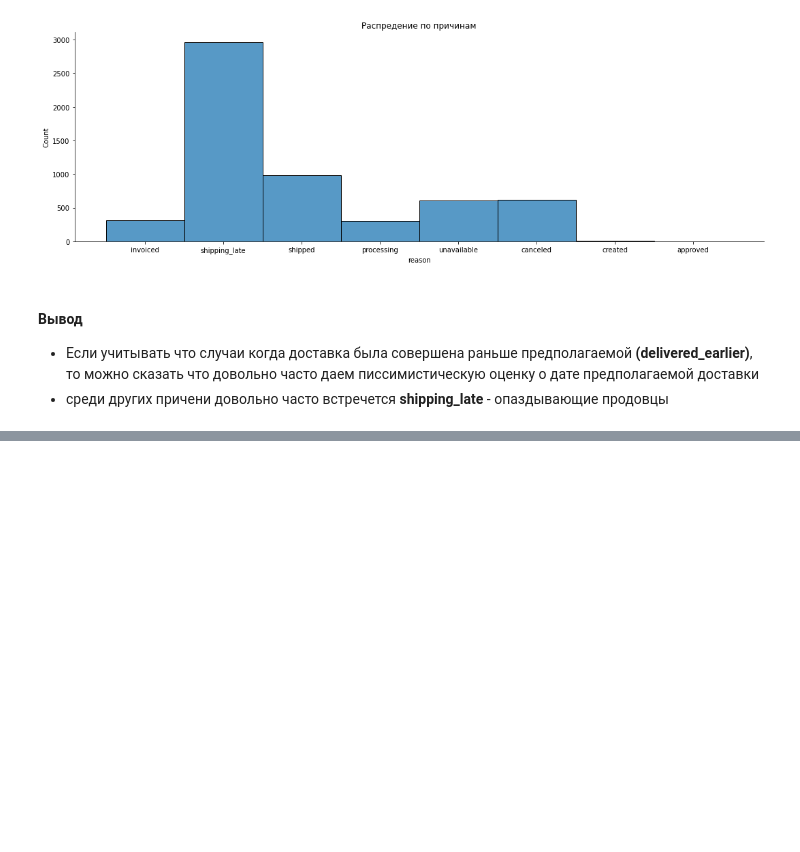
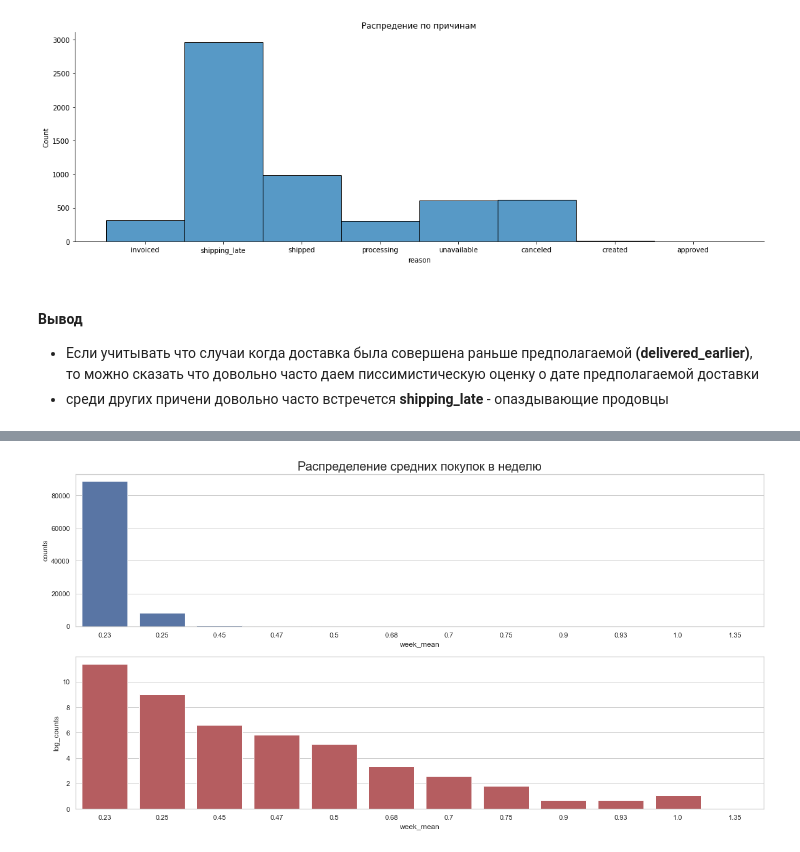
Before and after one commit to PavelSyr/da_karpov.cources_first.project, a Jupyter notebook: pavel_syrnev_15.04_p-syrnev/variant1/e-commerce.ipynb, the cells around one changed output, grey strips where cells are left out. Drawn from its saved outputs; the diff is of its cells as text; code cells hidden in the pictures; blank space fills up the shorter version.

Commit message:
[Question_04] Customers weekly mean

```diff
--- a/pavel_syrnev_15.04_p-syrnev/variant1/e-commerce.ipynb
+++ b/pavel_syrnev_15.04_p-syrnev/variant1/e-commerce.ipynb
@@ -482,0 +502,12 @@ question2(df_o, reasons)
+# %%
+not_paided_statuses = ['unavailable' 'canceled']
+df_orders_by_month = df_orders \
+    .query('paided & order_status not in @not_paided_statuses') \
+    .groupby(by=['customer_id', pd.Grouper(key='order_approved_at', freq='M')]) \
+    .agg({'order_id':'count'}) \
+    .rename(columns={'order_id':'count_purchases'}) \
+    .reset_index() \
+    .merge(df_customers[['customer_id', 'customer_unique_id']], on='customer_id') \
+    .groupby(by=['customer_unique_id', 'order_approved_at'], as_index=False) \
+    .agg({'count_purchases': 'sum'}) \
+    .sort_values(by=['count_purchases', 'order_approved_at'], ascending=False)
@@ -482,0 +552,3 @@ question2(df_o, reasons)
+# %%
+# количество недель в месяце посчитаем так: df_orders_by_month.order_approved_at.dt.days_in_month / 7
+df_orders_by_month['week_mean'] = df_orders_by_month.count_purchases / (df_orders_by_month.order_approved_at.dt.days_in_month / 7)
@@ -482,0 +570,8 @@ question2(df_o, reasons)
+# %%
+df_week_mean_dist = df_orders_by_month.week_mean \
+    .round(2) \
+    .value_counts() \
+    .reset_index() \
+    .rename(columns={'week_mean':'counts', 'index':'week_mean'})
+# %%
+df_week_mean_dist['log_counts'] = np.log(df_week_mean_dist.counts)
@@ -482,0 +594,19 @@ question2(df_o, reasons)
+# %%
+# создаем график состящий из двух частей
+sns.set(style="whitegrid")
+
+fig, axs = plt.subplots(nrows=2)
+fig.set_figwidth(20)
+fig.set_figheight(10)
+
+# отрисовываем данные
+ax = sns.barplot(data=df_week_mean_dist, x='week_mean', y='counts', color='b', ax=axs[0])
+ax = sns.barplot(data=df_week_mean_dist, x='week_mean', y='log_counts', color='r', ax=axs[1])
+
+axs[0].set_title('Распределение средних покупок в неделю')
+axs[0].title.set_fontsize(20)
+
+# показываем
+plt.show()
+# %% [output]
+[figure, added]
```
Also changed, not shown: parts of 14 cells of this notebook.
